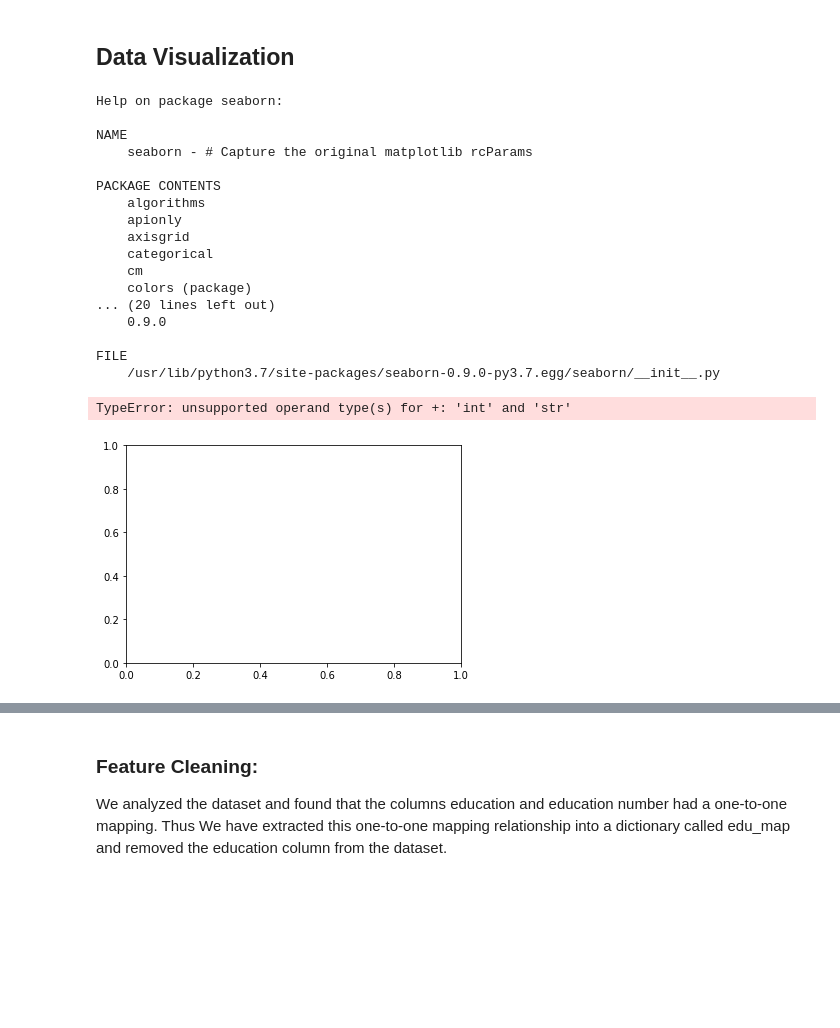
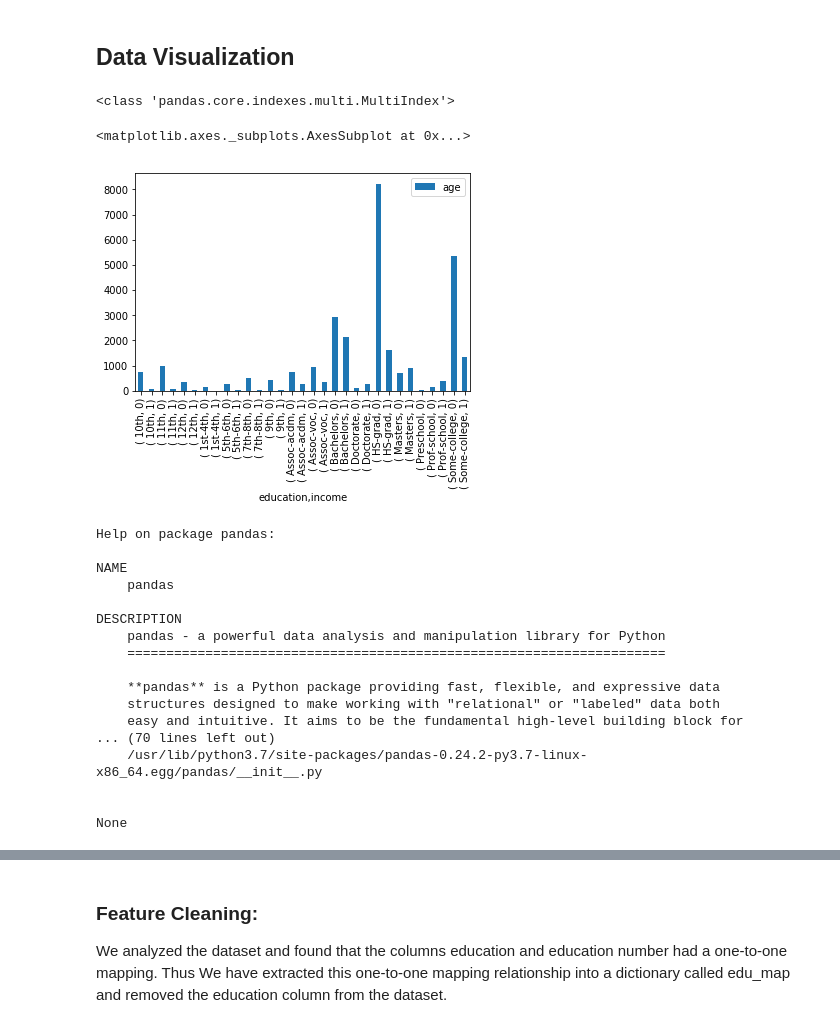
Before and after one commit to arv1ndh/ml_project, a Jupyter notebook: code/project_contents.ipynb, the cells around one changed output, grey strips where cells are left out. Drawn from its saved outputs; the diff is of its cells as text; code cells hidden in the pictures; blank space fills up the shorter version.

Commit message:
Started visualizing the data

```diff
--- a/code/project_contents.ipynb
+++ b/code/project_contents.ipynb
@@ -42,26 +42,42 @@ See the caveats in the documentation: http://pandas.pydata.org/pandas-docs/stabl
   """Entry point for launching an IPython kernel.
 # %% [markdown]
 ## Data Visualization
-# %%
-help(sb)
-sb.distplot(train, hist=True, label=train.education)
-# %% [output]
-Help on package seaborn:
-
-NAME
-    seaborn - # Capture the original matplotlib rcParams
-
-PACKAGE CONTENTS
-    algorithms
-    apionly
-    axisgrid
-    categorical
-    cm
-    colors (package)
-... (20 lines left out)
-    0.9.0
-
-FILE
-    /usr/lib/python3.7/site-packages/seaborn-0.9.0-py3.7.egg/seaborn/__init__.py
-TypeError: unsupported operand type(s) for +: 'int' and 'str'
-[figure, removed]
+# %%
+#train.groupby('education')['income'].plot()
+#from pandas import DataFrame
+temp = train.groupby(['education','income']).count()['age']
+print(type(temp.index))
+t_df = DataFrame(temp,index=temp.index)
+t_df.plot(kind='bar',stacked=True)
+#print(temp.index)
+#e_df = temp[0:len(temp):2]
+#print(e_df)
+#te = temp.to_frame()
+#print(temp)
+#print(te)#print(temp['10th',0])
+#o_df = temp[temp['income'] == 1]
+#te.plot(x='education',y='income')
+# %% [output]
+<class 'pandas.core.indexes.multi.MultiIndex'>
+<matplotlib.axes._subplots.AxesSubplot at 0x...>
+[figure, added]
+# %%
+print(help(pd))
+# %% [output]
+Help on package pandas:
+
+NAME
+    pandas
+
+DESCRIPTION
+    pandas - a powerful data analysis and manipulation library for Python
+    =====================================================================
+
+    **pandas** is a Python package providing fast, flexible, and expressive data
+    structures designed to make working with "relational" or "labeled" data both
+    easy and intuitive. It aims to be the fundamental high-level building block for
+... (70 lines left out)
+    /usr/lib/python3.7/site-packages/pandas-0.24.2-py3.7-linux-x86_64.egg/pandas/__init__.py
+
+
+None
```
Also changed, not shown: parts of 1 cell of this notebook.
